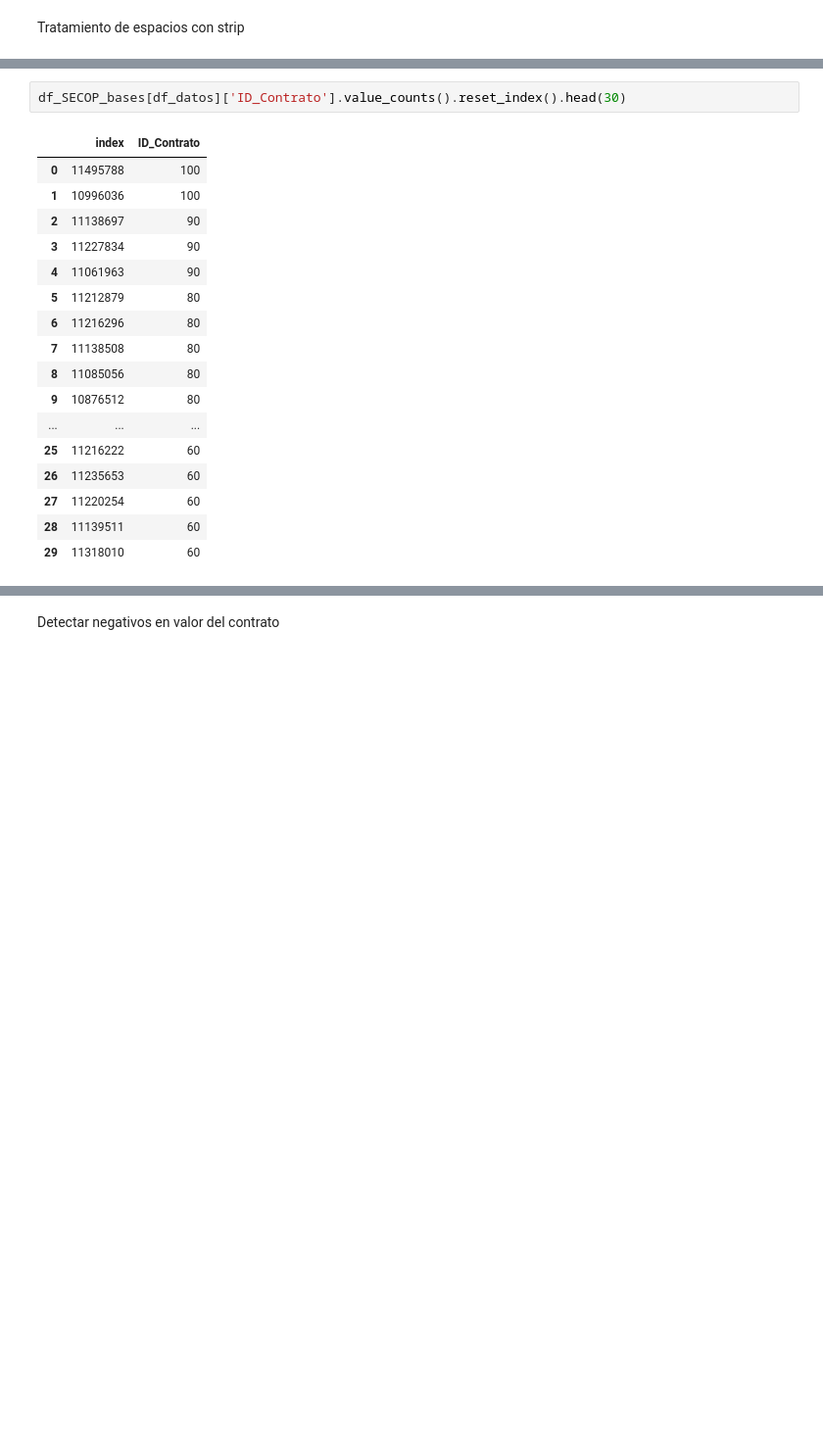
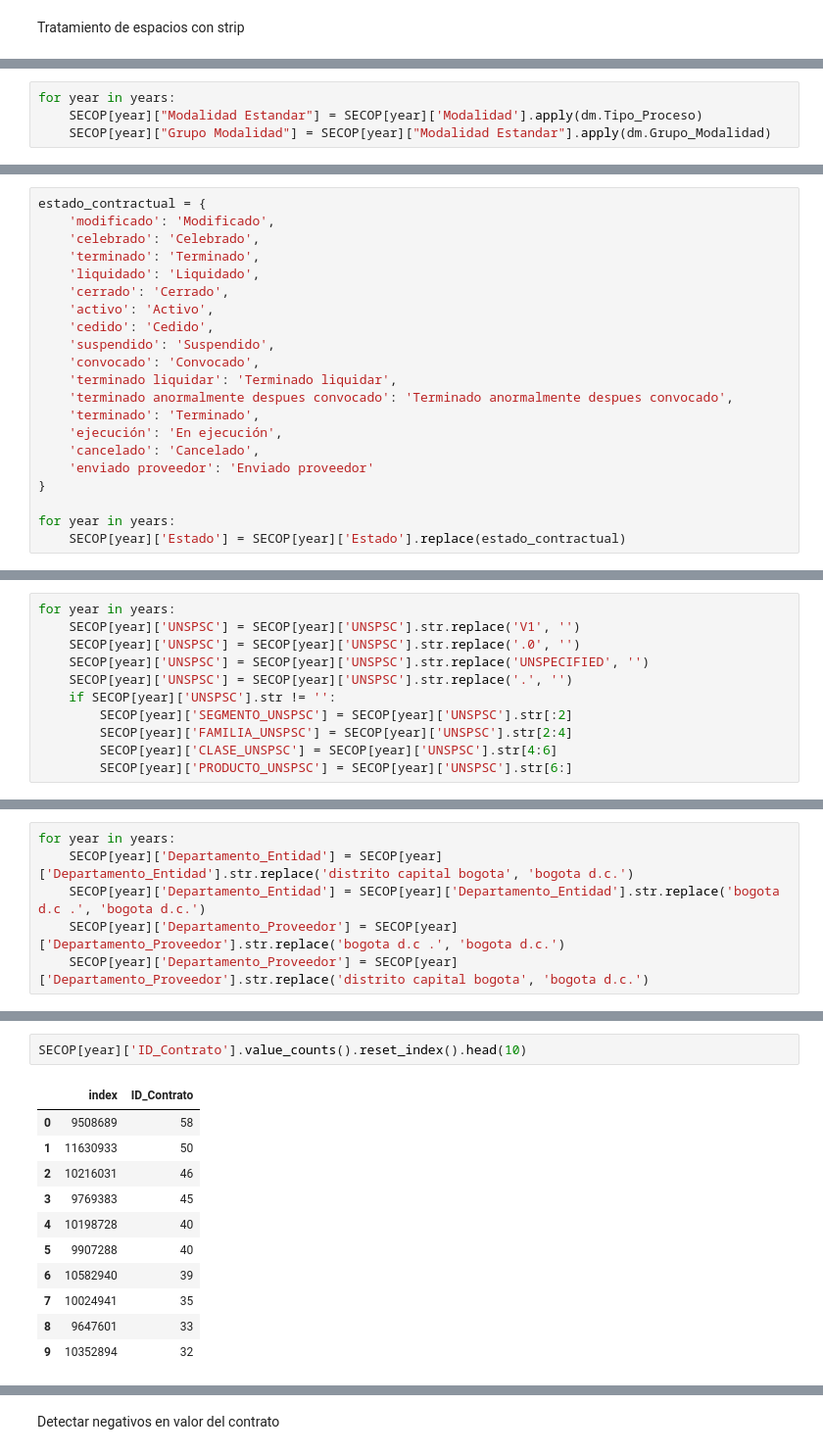
Before and after one commit to ANCP-CCE-Analitica/Preparacion_Datos_Abiertos, a Jupyter notebook: codigo/adquisicion y entendimiento de datos/cuadernillos/limpieza_base_maestra.ipynb, the cells around one changed output, grey strips where cells are left out. Shown: that part at 98% size. Drawn from its saved outputs; the diff is of its cells as text; blank space fills up the shorter version.

```diff
--- a/codigo/adquisicion y entendimiento de datos/cuadernillos/limpieza_base_maestra.ipynb
+++ b/codigo/adquisicion y entendimiento de datos/cuadernillos/limpieza_base_maestra.ipynb
@@ -167,0 +182,4 @@ Verificar duplicados en contratos
+# %%
+for year in years:
+    SECOP[year]["Modalidad Estandar"] = SECOP[year]['Modalidad'].apply(dm.Tipo_Proceso)
+    SECOP[year]["Grupo Modalidad"] = SECOP[year]["Modalidad Estandar"].apply(dm.Grupo_Modalidad)
@@ -167,0 +188,21 @@ Verificar duplicados en contratos
+# %%
+estado_contractual = {
+    'modificado': 'Modificado',
+    'celebrado': 'Celebrado',
+    'terminado': 'Terminado',
+    'liquidado': 'Liquidado',
+    'cerrado': 'Cerrado',
+    'activo': 'Activo',
+    'cedido': 'Cedido',
+    'suspendido': 'Suspendido',
+    'convocado': 'Convocado',
+    'terminado liquidar': 'Terminado liquidar',
+    'terminado anormalmente despues convocado': 'Terminado anormalmente despues convocado',
+    'terminado': 'Terminado',
+    'ejecución': 'En ejecución',
+    'cancelado': 'Cancelado',
+    'enviado proveedor': 'Enviado proveedor'
+}
+
+for year in years:
+    SECOP[year]['Estado'] = SECOP[year]['Estado'].replace(estado_contractual)
@@ -167,0 +213,11 @@ Verificar duplicados en contratos
+# %%
+for year in years:
+    SECOP[year]['UNSPSC'] = SECOP[year]['UNSPSC'].str.replace('V1', '')
+    SECOP[year]['UNSPSC'] = SECOP[year]['UNSPSC'].str.replace('.0', '')
+    SECOP[year]['UNSPSC'] = SECOP[year]['UNSPSC'].str.replace('UNSPECIFIED', '')
+    SECOP[year]['UNSPSC'] = SECOP[year]['UNSPSC'].str.replace('.', '')
+    if SECOP[year]['UNSPSC'].str != '':
+        SECOP[year]['SEGMENTO_UNSPSC'] = SECOP[year]['UNSPSC'].str[:2]
+        SECOP[year]['FAMILIA_UNSPSC'] = SECOP[year]['UNSPSC'].str[2:4]
+        SECOP[year]['CLASE_UNSPSC'] = SECOP[year]['UNSPSC'].str[4:6]
+        SECOP[year]['PRODUCTO_UNSPSC'] = SECOP[year]['UNSPSC'].str[6:]
@@ -167,0 +226,6 @@ Verificar duplicados en contratos
+# %%
+for year in years:
+    SECOP[year]['Departamento_Entidad'] = SECOP[year]['Departamento_Entidad'].str.replace('distrito capital bogota', 'bogota d.c.')
+    SECOP[year]['Departamento_Entidad'] = SECOP[year]['Departamento_Entidad'].str.replace('bogota d.c .', 'bogota d.c.')
+    SECOP[year]['Departamento_Proveedor'] = SECOP[year]['Departamento_Proveedor'].str.replace('bogota d.c .', 'bogota d.c.')
+    SECOP[year]['Departamento_Proveedor'] = SECOP[year]['Departamento_Proveedor'].str.replace('distrito capital bogota', 'bogota d.c.')
@@ -168,21 +244,15 @@ Verificar duplicados en contratos
 # %%
-df_SECOP_bases[df_datos]['ID_Contrato'].value_counts().reset_index().head(30)
+SECOP[year]['ID_Contrato'].value_counts().reset_index().head(10)
 # %% [output]
 |  | index | ID_Contrato |
-| 0 | 11495788 | 100 |
-| 1 | 10996036 | 100 |
-| 2 | 11138697 | 90 |
-| 3 | 11227834 | 90 |
-| 4 | 11061963 | 90 |
-| 5 | 11212879 | 80 |
-| 6 | 11216296 | 80 |
-| 7 | 11138508 | 80 |
-| 8 | 11085056 | 80 |
-| 9 | 10876512 | 80 |
-| ... | ... | ... |
-| 25 | 11216222 | 60 |
-| 26 | 11235653 | 60 |
-| 27 | 11220254 | 60 |
-| 28 | 11139511 | 60 |
-| 29 | 11318010 | 60 |
+| 0 | 9508689 | 58 |
+| 1 | 11630933 | 50 |
+| 2 | 10216031 | 46 |
+| 3 | 9769383 | 45 |
+| 4 | 10198728 | 40 |
+| 5 | 9907288 | 40 |
+| 6 | 10582940 | 39 |
+| 7 | 10024941 | 35 |
+| 8 | 9647601 | 33 |
+| 9 | 10352894 | 32 |
 # %%
```
Also changed, not shown: parts of 43 cells of this notebook, 2 other files.
